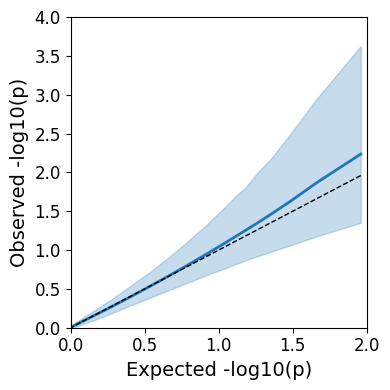
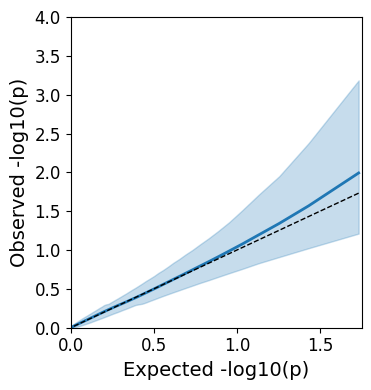
Code edit (unified diff) that turned the first committed figure into the second:
--- before
+++ after
@@ -21,5 +21,5 @@
 plt.yticks(fontsize=12)
 plt.title("")
-plt.xlim(0.0, 2.0)
+plt.xlim(0.0, 1.75)
 plt.ylim(0.0, 4.0)
 plt.tight_layout()

Commit: remove unused settings, update results